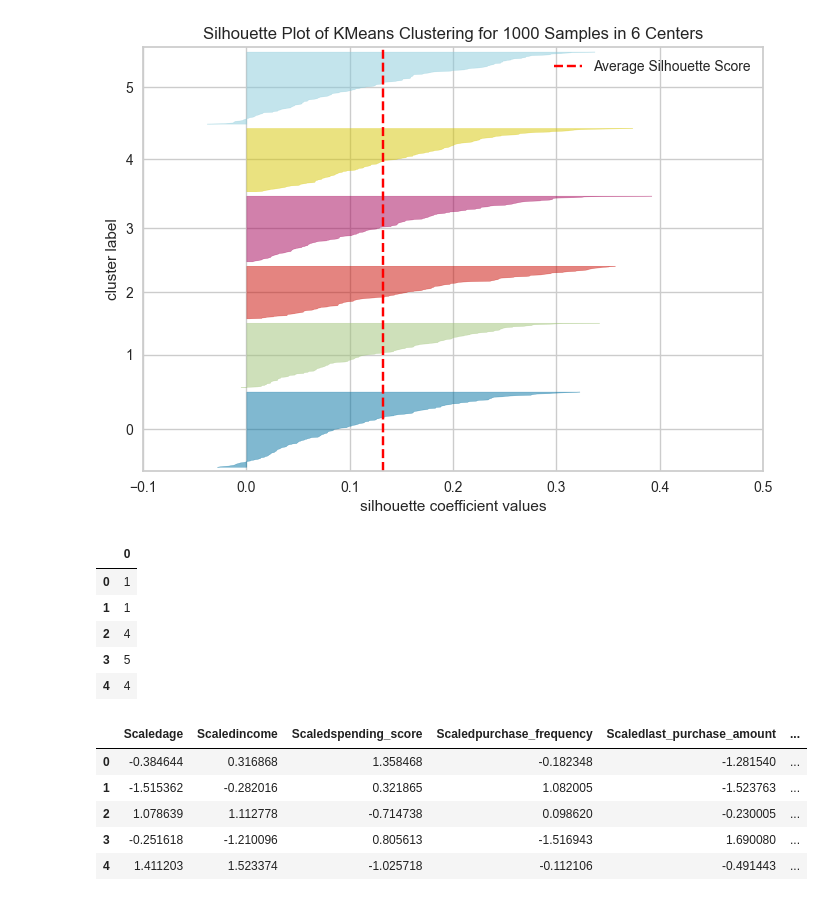
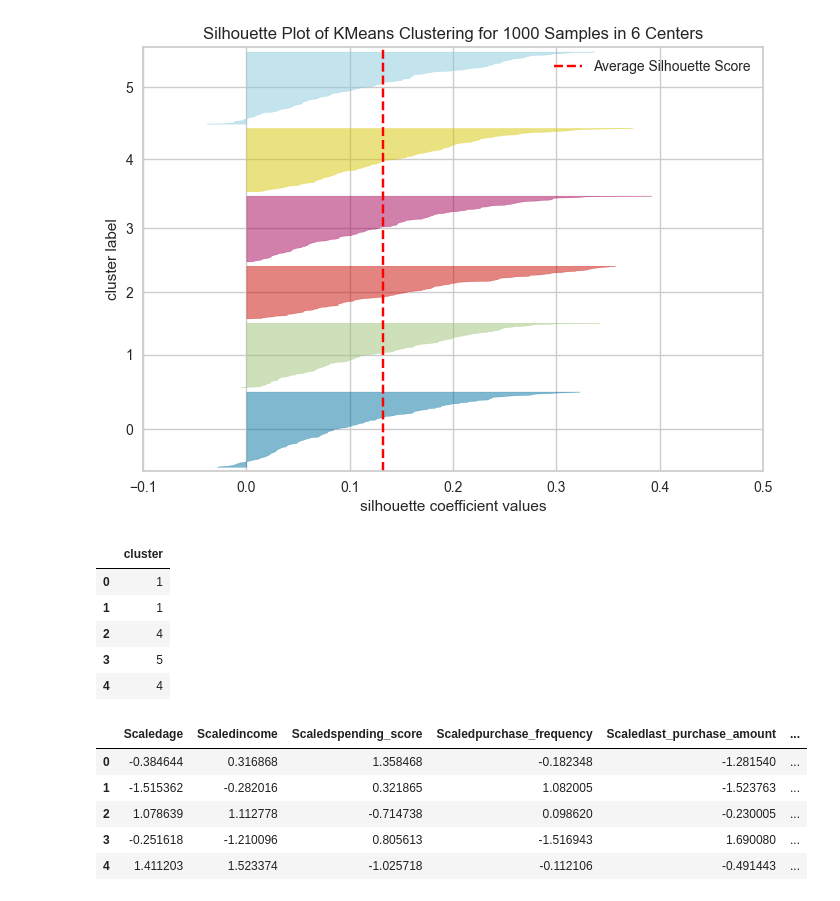
Before and after one commit to AThompson04/customer-segmentation, a Jupyter notebook: notebooks/model.ipynb, the cells around one changed output. Saved outputs shown, nothing was run; the diff lists cells and outputs as text; code cells hidden in the pictures.

```diff
--- a/notebooks/model.ipynb
+++ b/notebooks/model.ipynb
@@ -425,10 +562,10 @@ visualizer2.show();
 km2.fit(df2)
 cluster_labels2 = km2.labels_
 # %%
-clusters2 = pd.DataFrame(cluster_labels2)
+clusters2 = pd.DataFrame(cluster_labels2,columns=['cluster'])
 clusters2.head()
 # %% [output]
-|  | 0 |
+|  | cluster |
 | 0 | 1 |
 | 1 | 1 |
 | 2 | 4 |
```
Also changed, not shown: parts of 48 cells of this notebook, 3 other files.
